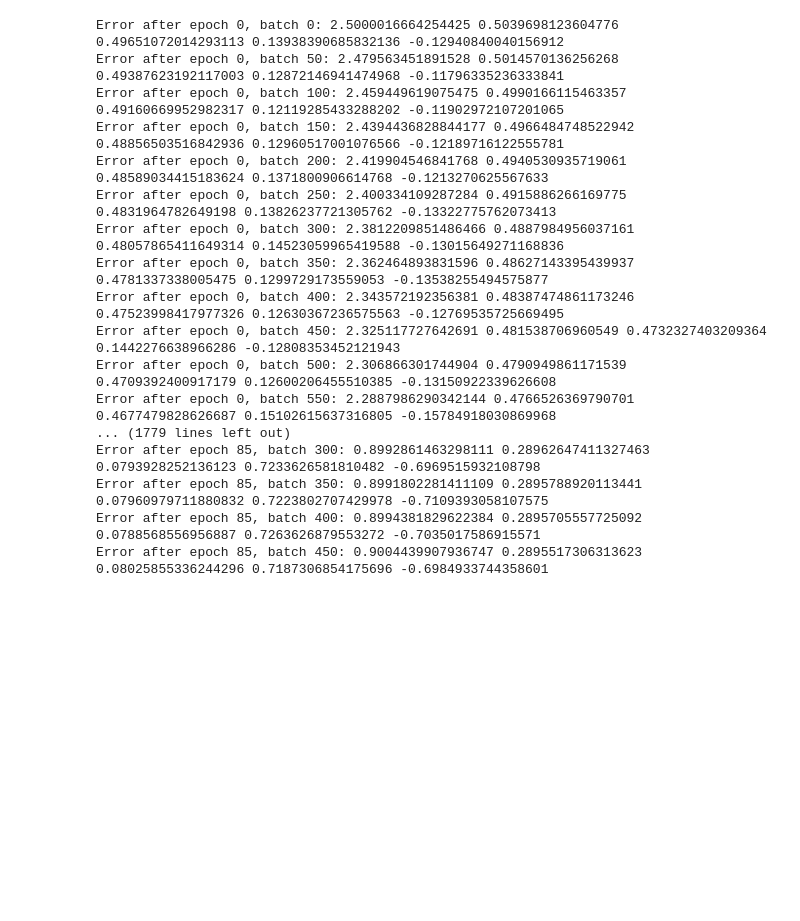
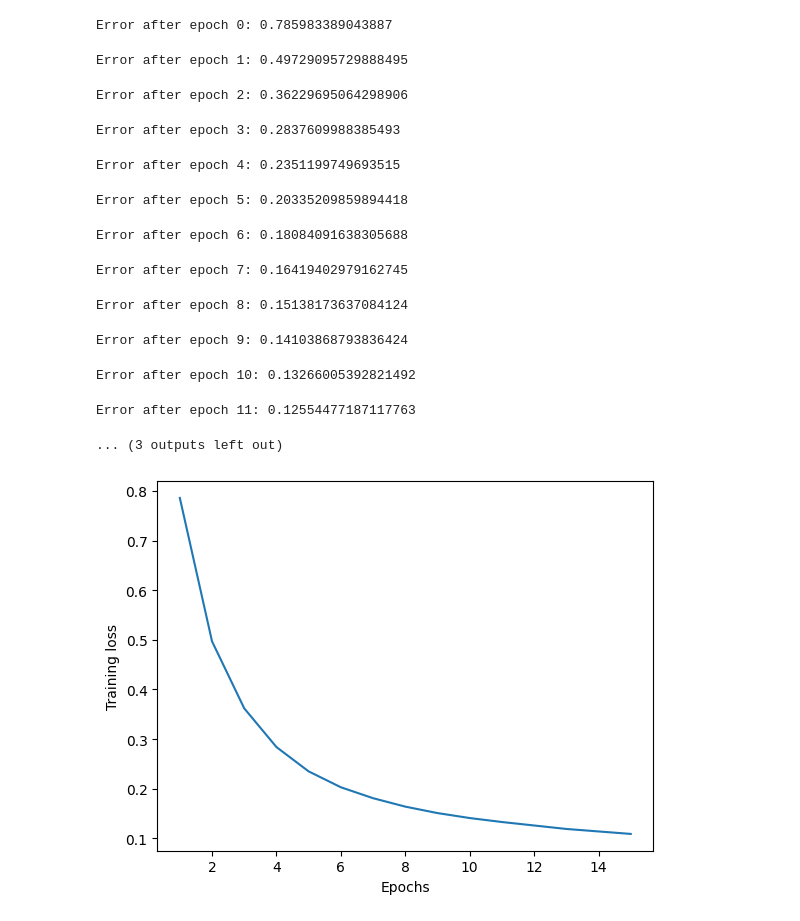
Before and after one commit to suprasauce/RNN_MEDIUM, a Jupyter notebook: rnn_medium.ipynb, the cells around one changed output. Cells and saved outputs as stored; diff of their text form; code cells hidden in the pictures; blank space fills up the shorter version.

Commit message:
Bug fix & code refactor
reduced vanishing gradient problem by not initialising model weights too small

```diff
--- a/rnn_medium.ipynb
+++ b/rnn_medium.ipynb
@@ -11,11 +64,11 @@ class rnn:
     # I am not explaining this
     self.output_nodes = output_nodes
     # weights connecting input to hidden layer
-    self.hi = np.random.randn(self.hidden_nodes, self.input_nodes)*0.01
+    self.hi = np.random.randn(self.hidden_nodes, self.input_nodes)*0.1
     # weights connecting hidden to hidden layer, the recurrent connection
-    self.hh = np.random.randn(self.hidden_nodes, self.hidden_nodes)*0.01
+    self.hh = np.random.randn(self.hidden_nodes, self.hidden_nodes)*0.1
     # weights connecting hidden to output layer
-    self.oh = np.random.randn(self.output_nodes, self.hidden_nodes)*0.01
+    self.oh = np.random.randn(self.output_nodes, self.hidden_nodes)*0.1
     # hidden layer bias
     self.b1 = np.zeros((self.hidden_nodes, ))
     # output layer bias
@@ -129,4 +132,8 @@ Save complete.
 # %%
+'''
+Training the model
+'''
+
 T = 28 # time steps
 x_train, y_train, x_test, y_test = load()
 N = 60000 # no. of training examples
@@ -151,16 +158,20 @@ if __name__ == "__main__":
     model = rnn(INPUT_NODES, HIDDEN_NODES, OUTPUT_NODES)
 
 #---------------TRAINING THE MODEL---------------------------------------------------------------
-    EPOCHS = 500
+    EPOCHS = 15
     ALPHA = 0.001
+    training_loss = []
+
     for epoch in range(EPOCHS):
         # shuffle the examples
         perm = np.random.permutation(len(X))
         X = X[perm]
         Y = Y[perm]
+
         loss = 0.
+        pbar = tqdm(range(BATCHES), unit = "batches")
 
-        for batch in range(BATCHES):
+        for batch in pbar:
             H = np.zeros((T+1, BATCH_SIZE, model.hidden_nodes))
             O = np.zeros((T, BATCH_SIZE, model.output_nodes))
 
@@ -182,30 +193,44 @@ if __name__ == "__main__":
             # update parameters
             model.update_parameters(ALPHA)
 
-            # print error after each epoch
-            if batch%50 == 0:
-                print(f"Error after epoch {epoch}, batch {batch}: {model.error(Y_B, O)}", O.max(), O.min(), H.max(), H.min())
-            loss += (model.error(Y_B, O))/ BATCHES
+            curr_batch_loss = model.error(Y_B, O)
+            pbar.set_description(f"Epoch: {epoch}, Batch: {batch}, loss: {round(curr_batch_loss, 2)}")
+
+            loss += curr_batch_loss/ BATCHES
 
         print(f"Error after epoch {epoch}: {loss}")
+        training_loss.append(loss)
+
+    pickle.dump(training_loss, open("training_loss.pkl", "wb"))
+    pickle.dump(model, open("model.pkl", "wb"))
 
   #----------------------------------------------------------------------------------------------
 # %% [output]
-Error after epoch 0, batch 0: 2.5000016664254425 0.5039698123604776 0.49651072014293113 0.13938390685832136 -0.12940840040156912
-Error after epoch 0, batch 50: 2.479563451891528 0.5014570136256268 0.49387623192117003 0.12872146941474968 -0.11796335236333841
-Error after epoch 0, batch 100: 2.459449619075475 0.4990166115463357 0.49160669952982317 0.12119285433288202 -0.11902972107201065
-Error after epoch 0, batch 150: 2.4394436828844177 0.4966484748522942 0.48856503516842936 0.12960517001076566 -0.12189716122555781
-Error after epoch 0, batch 200: 2.419904546841768 0.4940530935719061 0.48589034415183624 0.1371800906614768 -0.1213270625567633
-Error after epoch 0, batch 250: 2.400334109287284 0.4915886266169775 0.4831964782649198 0.13826237721305762 -0.13322775762073413
-Error after epoch 0, batch 300: 2.3812209851486466 0.4887984956037161 0.48057865411649314 0.14523059965419588 -0.13015649271168836
-Error after epoch 0, batch 350: 2.362464893831596 0.48627143395439937 0.4781337338005475 0.1299729173559053 -0.13538255494575877
-Error after epoch 0, batch 400: 2.343572192356381 0.48387474861173246 0.47523998417977326 0.12630367236575563 -0.12769535725669495
-Error after epoch 0, batch 450: 2.325117727642691 0.481538706960549 0.4732327403209364 0.1442276638966286 -0.12808353452121943
-Error after epoch 0, batch 500: 2.306866301744904 0.4790949861171539 0.4709392400917179 0.12600206455510385 -0.13150922339626608
-Error after epoch 0, batch 550: 2.2887986290342144 0.4766526369790701 0.4677479828626687 0.15102615637316805 -0.15784918030869968
-... (1779 lines left out)
-Error after epoch 85, batch 300: 0.8992861463298111 0.28962647411327463 0.0793928252136123 0.7233626581810482 -0.6969515932108798
-Error after epoch 85, batch 350: 0.8991802281411109 0.2895788920113441 0.07960979711880832 0.7223802707429978 -0.7109393058107575
-Error after epoch 85, batch 400: 0.8994381829622384 0.2895705557725092 0.0788568556956887 0.7263626879553272 -0.7035017586915571
-Error after epoch 85, batch 450: 0.9004439907936747 0.2895517306313623 0.08025855336244296 0.7187306854175696 -0.6984933744358601
+Error after epoch 0: 0.785983389043887
+Error after epoch 1: 0.49729095729888495
+Error after epoch 2: 0.36229695064298906
+Error after epoch 3: 0.2837609988385493
+Error after epoch 4: 0.2351199749693515
+Error after epoch 5: 0.20335209859894418
+Error after epoch 6: 0.18084091638305688
+Error after epoch 7: 0.16419402979162745
+Error after epoch 8: 0.15138173637084124
+Error after epoch 9: 0.14103868793836424
+Error after epoch 10: 0.13266005392821492
+Error after epoch 11: 0.12554477187117763
+... (3 outputs left out)
+# %%
+'''
+plotting training loss vs epochs
+'''
+training_loss = pickle.load(open("training_loss.pkl", "rb"))
+training_loss = [round(x, 3) for x in training_loss]
+epochs = np.arange(0, EPOCHS) + 1
+plt.plot(epochs, training_loss, label = "training loss")
+plt.xlabel("Epochs")
+plt.ylabel("Training loss")
+plt.savefig('plot.png')
+plt.show()
+# %% [output]
+[figure, added]
 # %%
```
Also changed, not shown: parts of 4 cells of this notebook.
